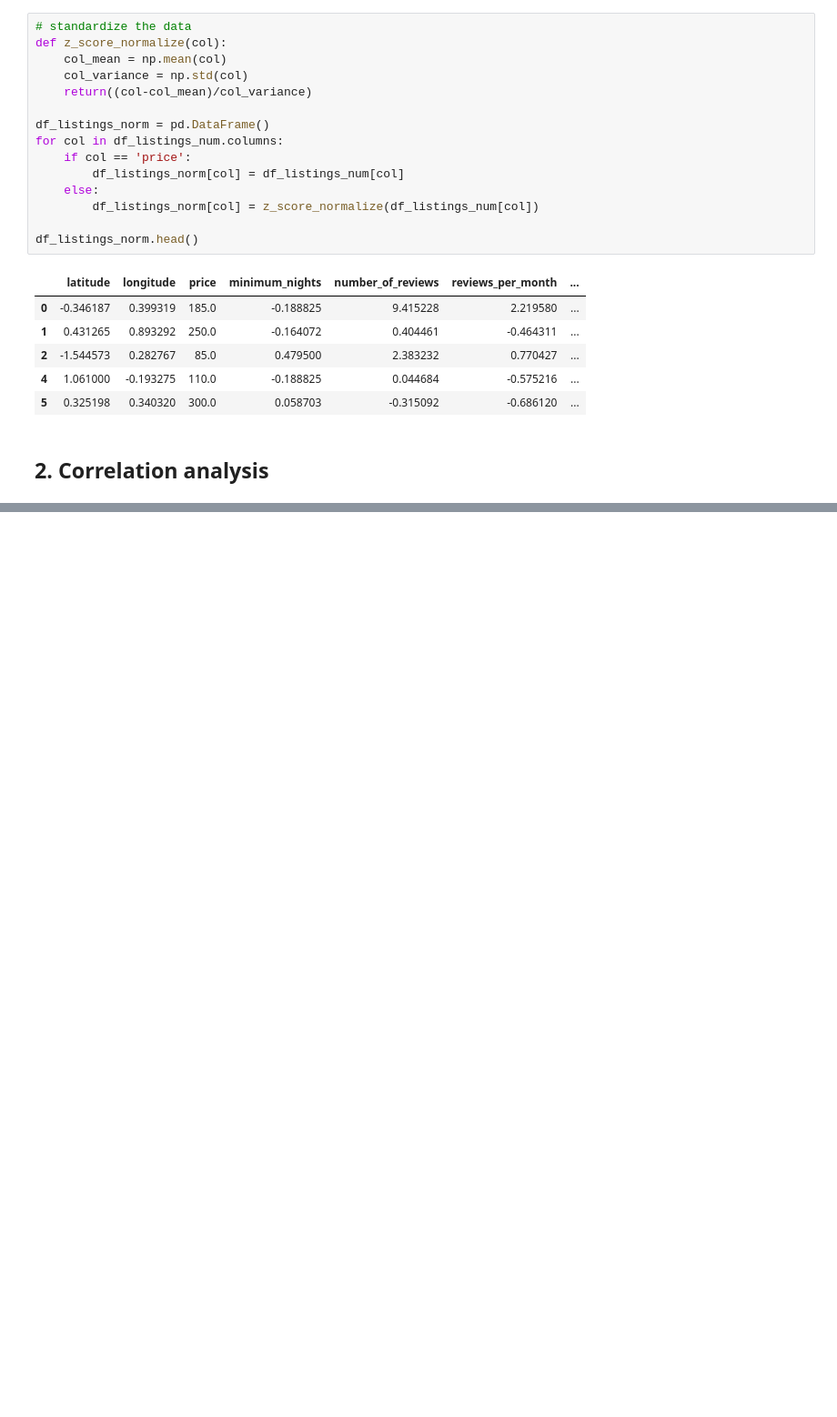
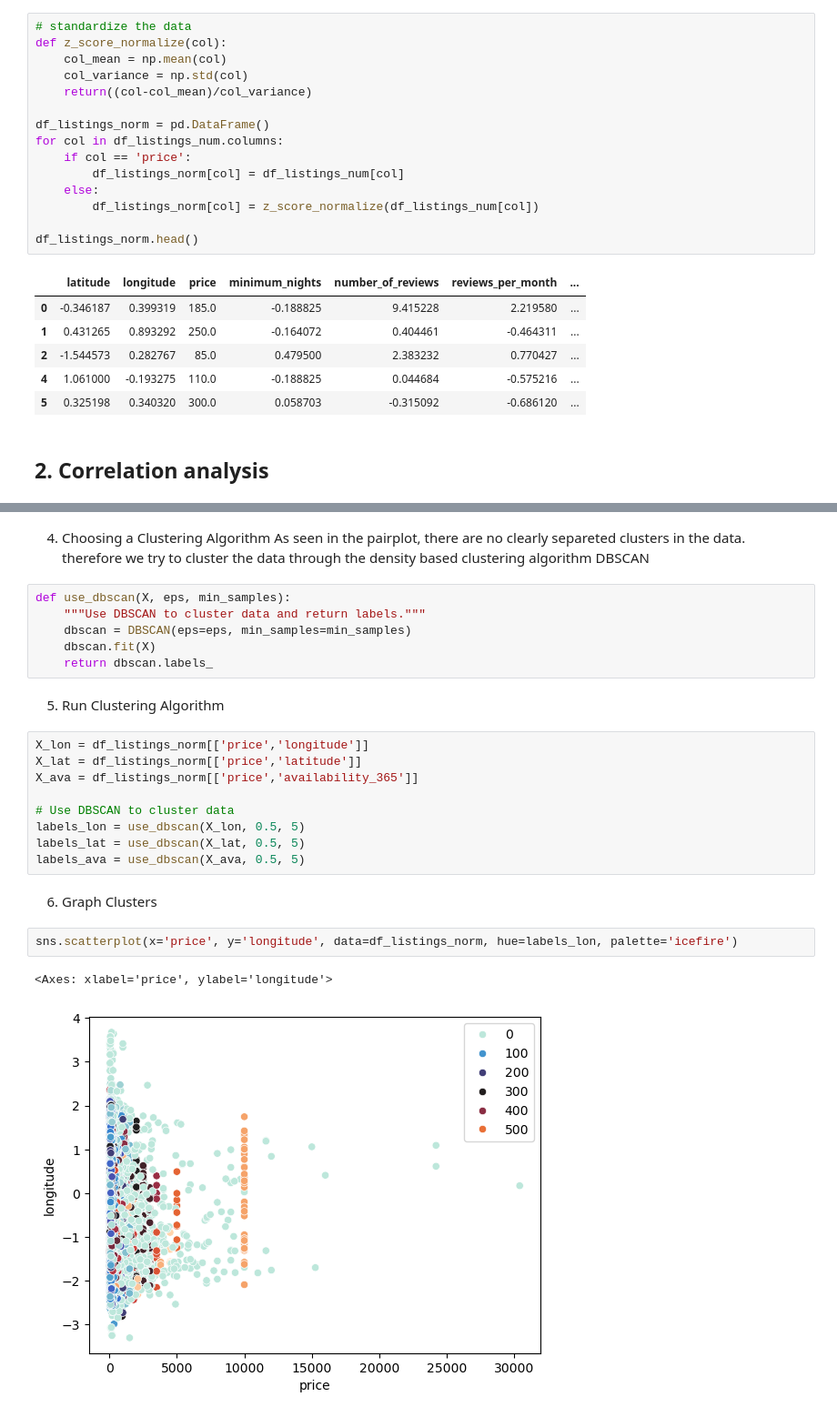
Before and after one commit to heinrichhegenbarth/KAN-CDSCO2004U_Machine_Learning_and_Deep_Learning, a Jupyter notebook: Assignment_1/assignment.ipynb, the cells around one changed output, grey strips where cells are left out. Shown at 91% size. Drawn from its saved outputs; the diff is of its cells as text; blank space fills up the shorter version.

```diff
--- a/Assignment_1/assignment.ipynb
+++ b/Assignment_1/assignment.ipynb
@@ -212,0 +242,27 @@ Standard Deviation of number_of_reviews_ltm is 13.320717006499429
+# %% [markdown]
+4. Choosing a Clustering Algorithm
+As seen in the pairplot, there are no clearly separeted clusters in the data. therefore we try to cluster the data through the density based clustering algorithm DBSCAN
+# %%
+def use_dbscan(X, eps, min_samples):
+    """Use DBSCAN to cluster data and return labels."""
+    dbscan = DBSCAN(eps=eps, min_samples=min_samples)
+    dbscan.fit(X)
+    return dbscan.labels_
+# %% [markdown]
+5. Run Clustering Algorithm
+# %%
+X_lon = df_listings_norm[['price','longitude']]
+X_lat = df_listings_norm[['price','latitude']]
+X_ava = df_listings_norm[['price','availability_365']]
+
+# Use DBSCAN to cluster data
+labels_lon = use_dbscan(X_lon, 0.5, 5)
+labels_lat = use_dbscan(X_lat, 0.5, 5)
+labels_ava = use_dbscan(X_ava, 0.5, 5)
+# %% [markdown]
+6. Graph Clusters
+# %%
+sns.scatterplot(x='price', y='longitude', data=df_listings_norm, hue=labels_lon, palette='icefire')
+# %% [output]
+<Axes: xlabel='price', ylabel='longitude'>
+[figure, added]
```
Also changed, not shown: parts of 4 cells of this notebook.
